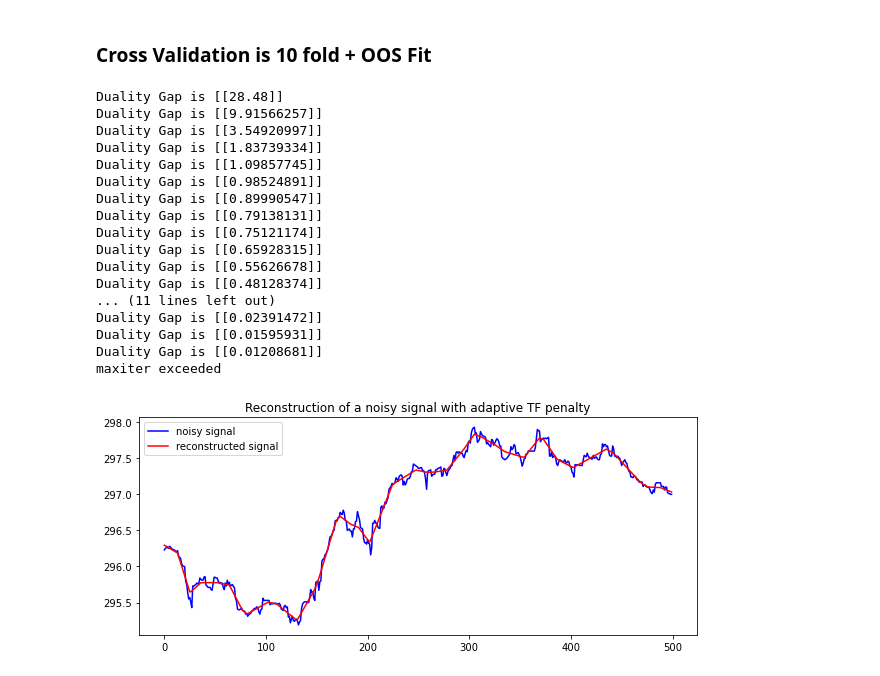
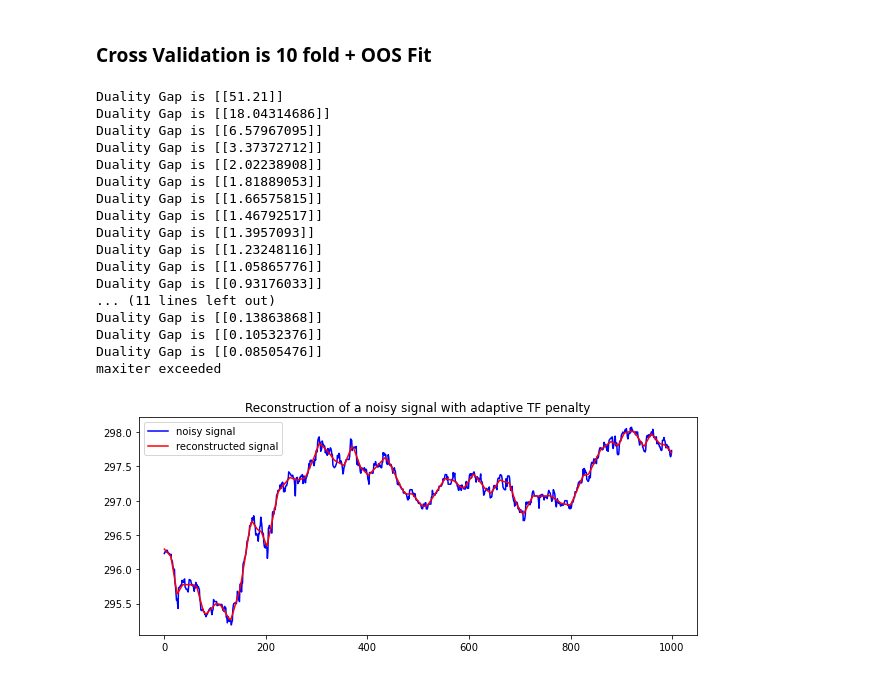
Before and after one commit to jasonbohne123/Adaptive_Signal_Estimation, a Jupyter notebook: trend_filtering/TF_Performance.ipynb, the cells around one changed output. Drawn from its saved outputs; the diff is of its cells as text; code cells hidden in the pictures.

```diff
--- a/trend_filtering/TF_Performance.ipynb
+++ b/trend_filtering/TF_Performance.ipynb
@@ -32,23 +32,23 @@ price.flags
 # %%
 
 
-test_adaptive_tf(price,500,plot=True)
+test_adaptive_tf(price,1000,plot=True)
 # %% [output]
-Duality Gap is [[28.48]]
-Duality Gap is [[9.91566257]]
-Duality Gap is [[3.54920997]]
-Duality Gap is [[1.83739334]]
-Duality Gap is [[1.09857745]]
-Duality Gap is [[0.98524891]]
-Duality Gap is [[0.89990547]]
-Duality Gap is [[0.79138131]]
-Duality Gap is [[0.75121174]]
-Duality Gap is [[0.65928315]]
-Duality Gap is [[0.55626678]]
-Duality Gap is [[0.48128374]]
+Duality Gap is [[51.21]]
+Duality Gap is [[18.04314686]]
+Duality Gap is [[6.57967095]]
+Duality Gap is [[3.37372712]]
+Duality Gap is [[2.02238908]]
+Duality Gap is [[1.81889053]]
+Duality Gap is [[1.66575815]]
+Duality Gap is [[1.46792517]]
+Duality Gap is [[1.3957093]]
+Duality Gap is [[1.23248116]]
+Duality Gap is [[1.05865776]]
+Duality Gap is [[0.93176033]]
 ... (11 lines left out)
-Duality Gap is [[0.02391472]]
-Duality Gap is [[0.01595931]]
-Duality Gap is [[0.01208681]]
+Duality Gap is [[0.13863868]]
+Duality Gap is [[0.10532376]]
+Duality Gap is [[0.08505476]]
 maxiter exceeded
-[figure, old version]
+[figure, new version]
```
Also changed, not shown: 1 other file.
